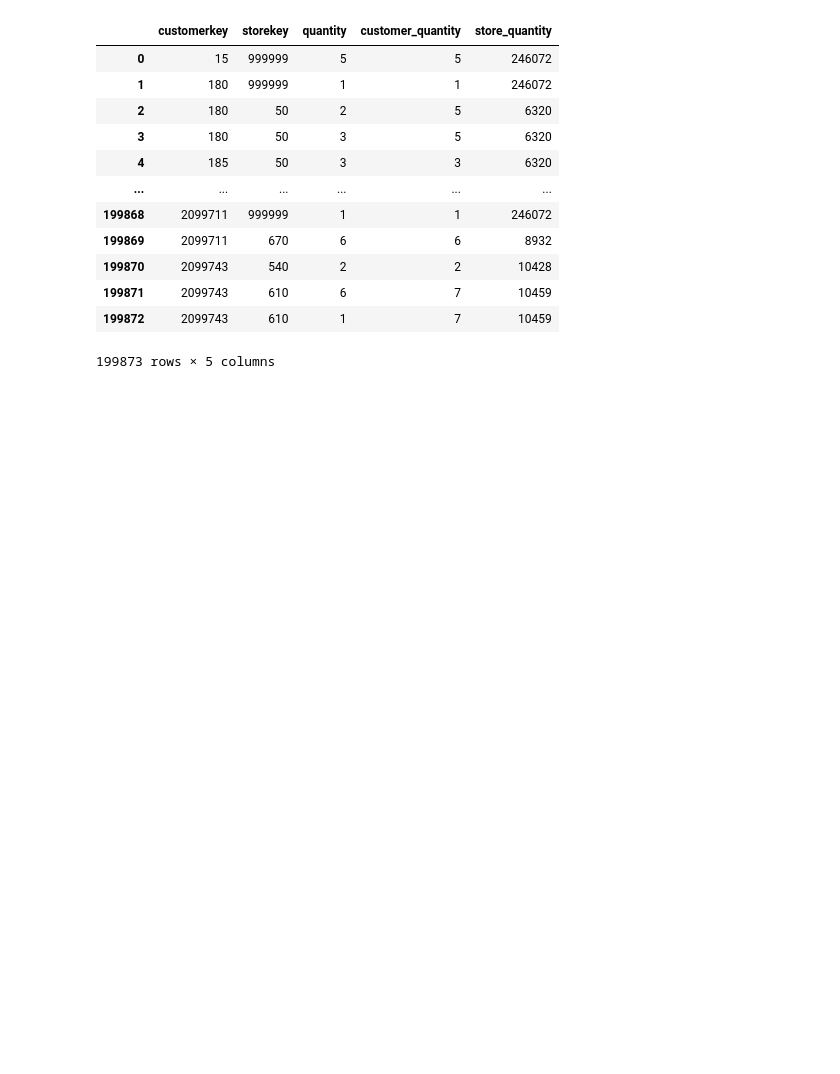
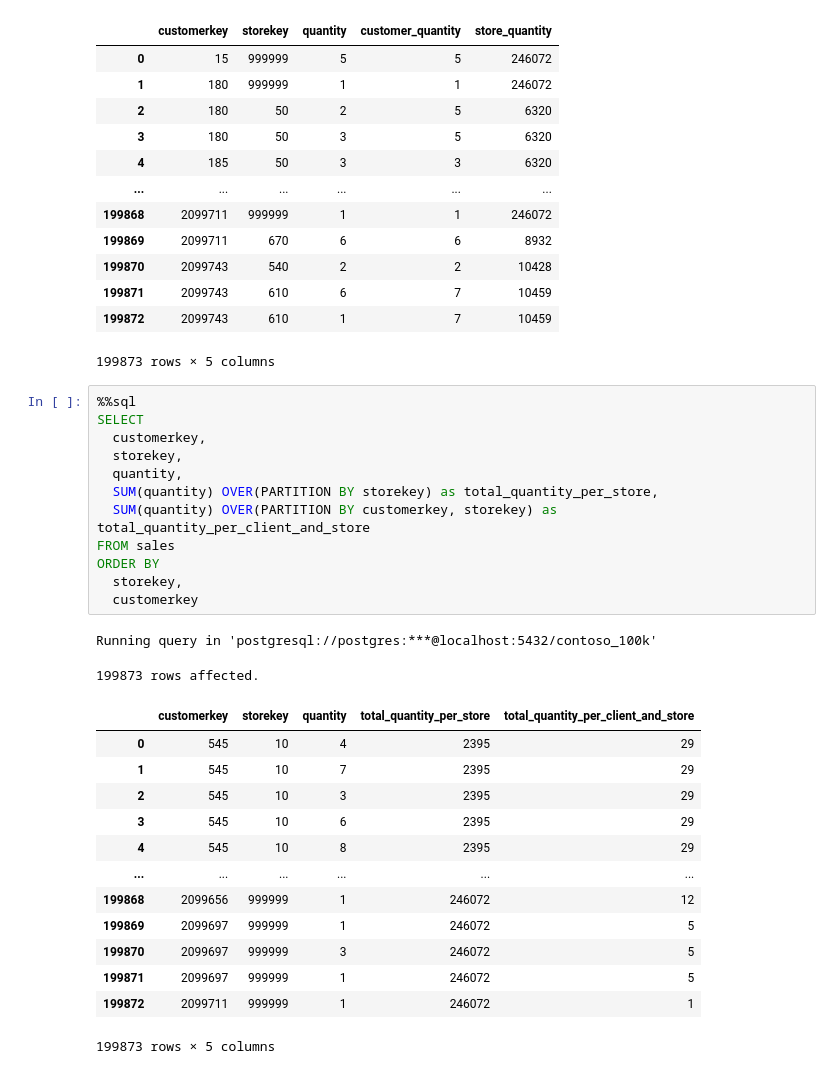
Before and after one commit to Bartek0829/SQL-learning, a Jupyter notebook: Resources/Date&TimeFunctions.ipynb, the cells around one changed output. Drawn from its saved outputs; the diff is of its cells as text; blank space fills up the shorter version.

```diff
--- a/Resources/Date&TimeFunctions.ipynb
+++ b/Resources/Date&TimeFunctions.ipynb
@@ -434,3 +434,31 @@ Running query in 'postgresql://postgres:***@localhost:5432/contoso_100k'
 | 199871 | 2099743 | 610 | 6 | 7 | 10459 |
 | 199872 | 2099743 | 610 | 1 | 7 | 10459 |
 199873 rows × 5 columns
+# %%
+%%sql
+SELECT
+  customerkey,
+  storekey,
+  quantity,
+  SUM(quantity) OVER(PARTITION BY storekey) as total_quantity_per_store,
+  SUM(quantity) OVER(PARTITION BY customerkey, storekey) as total_quantity_per_client_and_store
+FROM sales
+ORDER BY
+  storekey,
+  customerkey
+# %% [output]
+Running query in 'postgresql://postgres:***@localhost:5432/contoso_100k'
+199873 rows affected.
+|  | customerkey | storekey | quantity | total_quantity_per_store | total_quantity_per_client_and_store |
+| 0 | 545 | 10 | 4 | 2395 | 29 |
+| 1 | 545 | 10 | 7 | 2395 | 29 |
+| 2 | 545 | 10 | 3 | 2395 | 29 |
+| 3 | 545 | 10 | 6 | 2395 | 29 |
+| 4 | 545 | 10 | 8 | 2395 | 29 |
+| ... | ... | ... | ... | ... | ... |
+| 199868 | 2099656 | 999999 | 1 | 246072 | 12 |
+| 199869 | 2099697 | 999999 | 1 | 246072 | 5 |
+| 199870 | 2099697 | 999999 | 3 | 246072 | 5 |
+| 199871 | 2099697 | 999999 | 1 | 246072 | 5 |
+| 199872 | 2099711 | 999999 | 1 | 246072 | 1 |
+199873 rows × 5 columns
```
Also changed, not shown: parts of 3 cells of this notebook.
